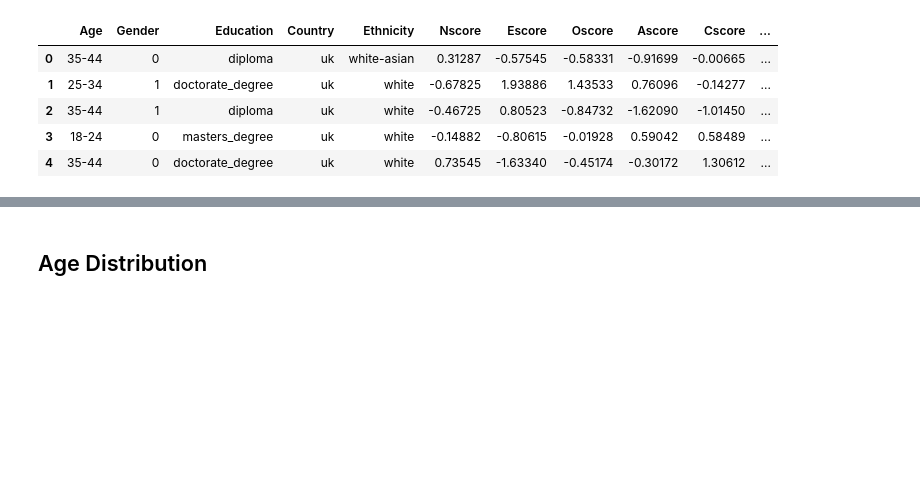
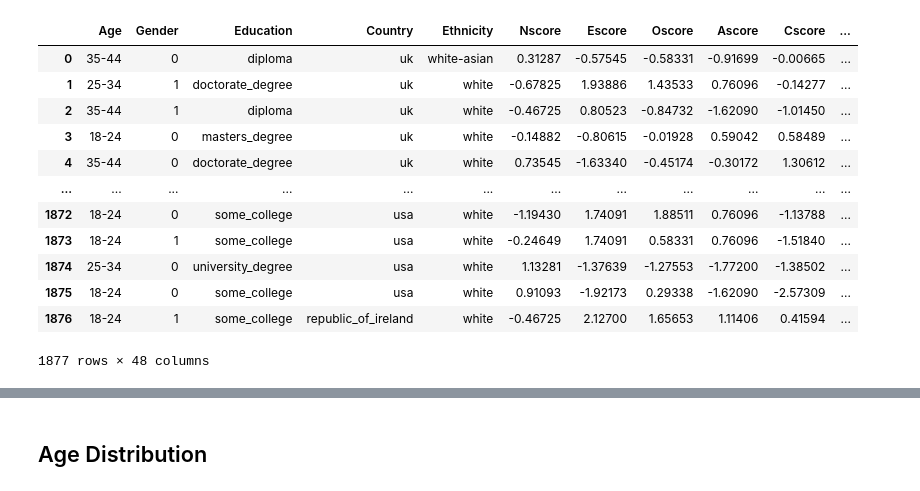
Before and after one commit to carlotta-ulm/Drug_Consumption, a Jupyter notebook: notebooks/eda/eda_pascal.ipynb, the cells around one changed output, grey strips where cells are left out. Drawn from its saved outputs; the diff is of its cells as text; code cells hidden in the pictures; blank space fills up the shorter version.

```diff
--- a/notebooks/eda/eda_pascal.ipynb
+++ b/notebooks/eda/eda_pascal.ipynb
@@ -9,11 +9,18 @@ sns.set_style("white")
 # %%
 df = pd.read_csv("../../data/processed/data_test_eda.csv")
 # %%
-df.head()
+df
 # %% [output]
 |  | Age | Gender | Education | Country | Ethnicity | Nscore | Escore | Oscore | Ascore | Cscore | ... |
 | 0 | 35-44 | 0 | diploma | uk | white-asian | 0.31287 | -0.57545 | -0.58331 | -0.91699 | -0.00665 | ... |
 | 1 | 25-34 | 1 | doctorate_degree | uk | white | -0.67825 | 1.93886 | 1.43533 | 0.76096 | -0.14277 | ... |
 | 2 | 35-44 | 1 | diploma | uk | white | -0.46725 | 0.80523 | -0.84732 | -1.62090 | -1.01450 | ... |
 | 3 | 18-24 | 0 | masters_degree | uk | white | -0.14882 | -0.80615 | -0.01928 | 0.59042 | 0.58489 | ... |
 | 4 | 35-44 | 0 | doctorate_degree | uk | white | 0.73545 | -1.63340 | -0.45174 | -0.30172 | 1.30612 | ... |
+| ... | ... | ... | ... | ... | ... | ... | ... | ... | ... | ... | ... |
+| 1872 | 18-24 | 0 | some_college | usa | white | -1.19430 | 1.74091 | 1.88511 | 0.76096 | -1.13788 | ... |
+| 1873 | 18-24 | 1 | some_college | usa | white | -0.24649 | 1.74091 | 0.58331 | 0.76096 | -1.51840 | ... |
+| 1874 | 25-34 | 0 | university_degree | usa | white | 1.13281 | -1.37639 | -1.27553 | -1.77200 | -1.38502 | ... |
+| 1875 | 18-24 | 0 | some_college | usa | white | 0.91093 | -1.92173 | 0.29338 | -1.62090 | -2.57309 | ... |
+| 1876 | 18-24 | 1 | some_college | republic_of_ireland | white | -0.46725 | 2.12700 | 1.65653 | 1.11406 | 0.41594 | ... |
+1877 rows × 48 columns
```
Also changed, not shown: parts of 21 cells of this notebook, 8 other files.
